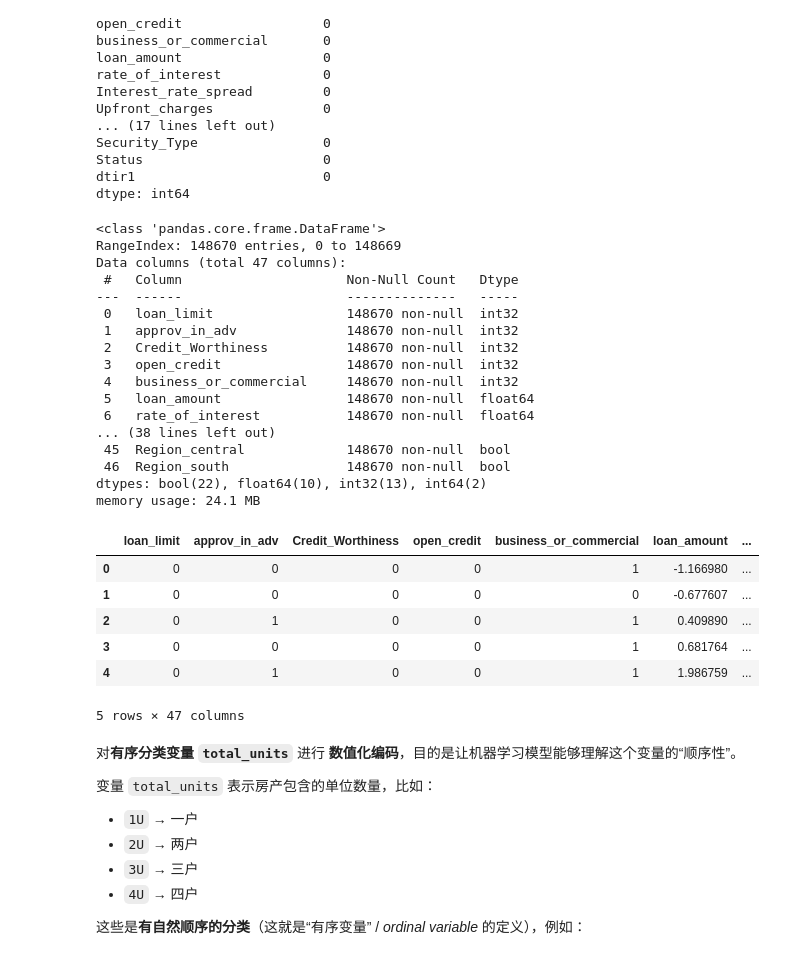
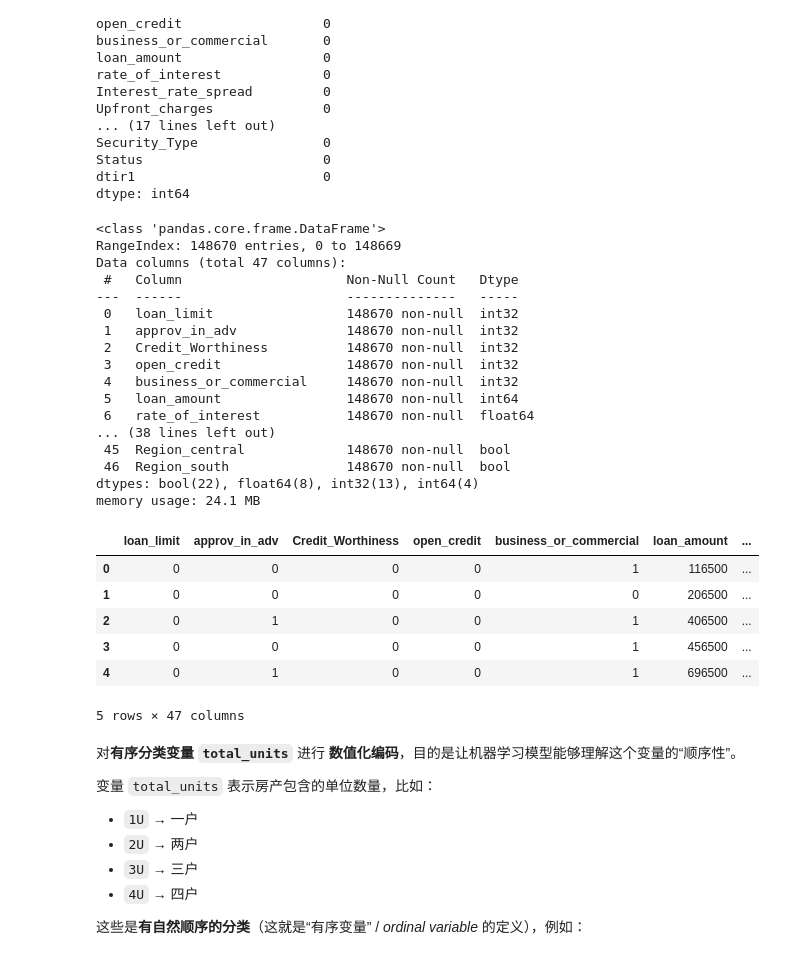
Before and after one commit to UlanqabBadGuy/MLTF, a Jupyter notebook: loan/model.ipynb, the cells around one changed output. Saved outputs shown, nothing was run; the diff lists cells and outputs as text; code cells hidden in the pictures.

```diff
--- a/loan/model.ipynb
+++ b/loan/model.ipynb
@@ -205,42 +206,42 @@ for col in binary_vars:
 unit_map = {'1U': 1, '2U': 2, '3U': 3, '4U': 4}
 for col in ordinal_vars:
     df[col] = df[col].map(unit_map)
 
 # One-Hot 编码分类变量
 df = pd.get_dummies(df, columns=categorical_vars, drop_first=True)
 
 # ===== 2. 标准化 ===== #
 
-scaler = StandardScaler()
-df[numerical_vars] = scaler.fit_transform(df[numerical_vars])
+# scaler = StandardScaler()
+# df[numerical_vars] = scaler.fit_transform(df[numerical_vars])
 
 
 df.info()
 df.head()
 # %% [output]
 <class 'pandas.core.frame.DataFrame'>
 RangeIndex: 148670 entries, 0 to 148669
 Data columns (total 47 columns):
  #   Column                     Non-Null Count   Dtype
 ---  ------                     --------------   -----
  0   loan_limit                 148670 non-null  int32
  1   approv_in_adv              148670 non-null  int32
  2   Credit_Worthiness          148670 non-null  int32
  3   open_credit                148670 non-null  int32
  4   business_or_commercial     148670 non-null  int32
- 5   loan_amount                148670 non-null  float64
+ 5   loan_amount                148670 non-null  int64
  6   rate_of_interest           148670 non-null  float64
 ... (38 lines left out)
  45  Region_central             148670 non-null  bool
  46  Region_south               148670 non-null  bool
-dtypes: bool(22), float64(10), int32(13), int64(2)
+dtypes: bool(22), float64(8), int32(13), int64(4)
 memory usage: 24.1 MB
 |  | loan_limit | approv_in_adv | Credit_Worthiness | open_credit | business_or_commercial | loan_amount | ... |
-| 0 | 0 | 0 | 0 | 0 | 1 | -1.166980 | ... |
-| 1 | 0 | 0 | 0 | 0 | 0 | -0.677607 | ... |
-| 2 | 0 | 1 | 0 | 0 | 1 | 0.409890 | ... |
-| 3 | 0 | 0 | 0 | 0 | 1 | 0.681764 | ... |
-| 4 | 0 | 1 | 0 | 0 | 1 | 1.986759 | ... |
+| 0 | 0 | 0 | 0 | 0 | 1 | 116500 | ... |
+| 1 | 0 | 0 | 0 | 0 | 0 | 206500 | ... |
+| 2 | 0 | 1 | 0 | 0 | 1 | 406500 | ... |
+| 3 | 0 | 0 | 0 | 0 | 1 | 456500 | ... |
+| 4 | 0 | 1 | 0 | 0 | 1 | 696500 | ... |
 5 rows × 47 columns
 # %% [markdown]
 对**有序分类变量 `total_units`** 进行 **数值化编码**，目的是让机器学习模型能够理解这个变量的“顺序性”。
```
Also changed, not shown: parts of 4 cells of this notebook, 2 other files.
